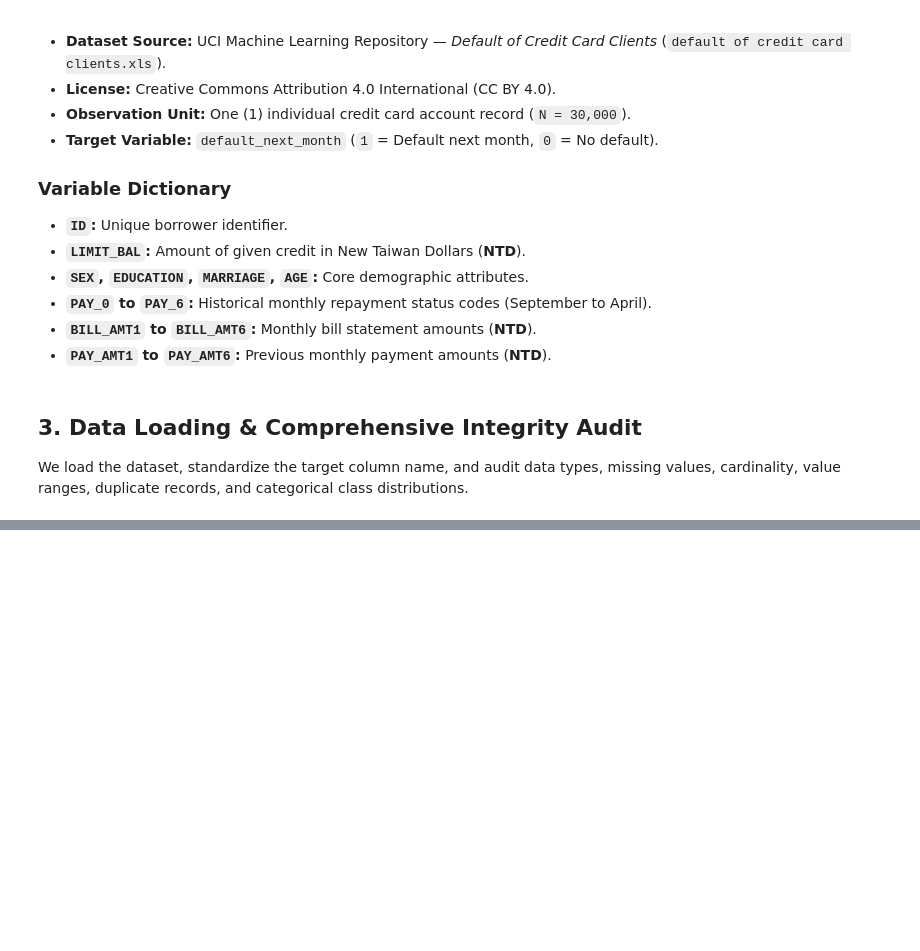
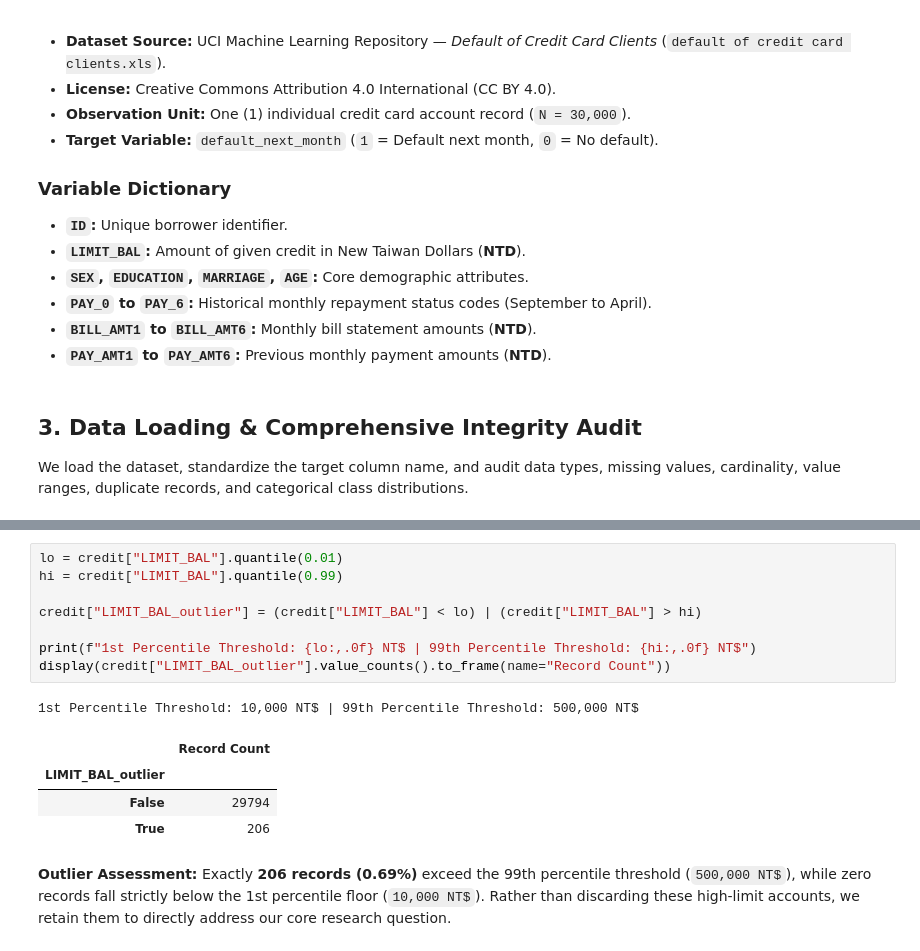
Before and after one commit to loulakanani/machine-learning-in-finance, a Jupyter notebook: 03_Credit_Risk_Analysis_and_Pipeline_Engineering.ipynb, the cells around one changed output, grey strips where cells are left out. Drawn from its saved outputs; the diff is of its cells as text; blank space fills up the shorter version.

```diff
--- a/03_Credit_Risk_Analysis_and_Pipeline_Engineering.ipynb
+++ b/03_Credit_Risk_Analysis_and_Pipeline_Engineering.ipynb
@@ -265,0 +122,16 @@ Generative AI was used purely as a supportive tool in this project to assist wit
+# %%
+lo = credit["LIMIT_BAL"].quantile(0.01)
+hi = credit["LIMIT_BAL"].quantile(0.99)
+
+credit["LIMIT_BAL_outlier"] = (credit["LIMIT_BAL"] < lo) | (credit["LIMIT_BAL"] > hi)
+
+print(f"1st Percentile Threshold: {lo:,.0f} NT$ | 99th Percentile Threshold: {hi:,.0f} NT$")
+display(credit["LIMIT_BAL_outlier"].value_counts().to_frame(name="Record Count"))
+# %% [output]
+1st Percentile Threshold: 10,000 NT$ | 99th Percentile Threshold: 500,000 NT$
+|  | Record Count |
+| LIMIT_BAL_outlier |  |
+| False | 29794 |
+| True | 206 |
+# %% [markdown]
+**Outlier Assessment:** Exactly **206 records (0.69%)** exceed the 99th percentile threshold (`500,000 NT$`), while zero records fall strictly below the 1st percentile floor (`10,000 NT$`). Rather than discarding these high-limit accounts, we retain them to directly address our core research question.
```
Also changed, not shown: parts of 46 cells of this notebook.
